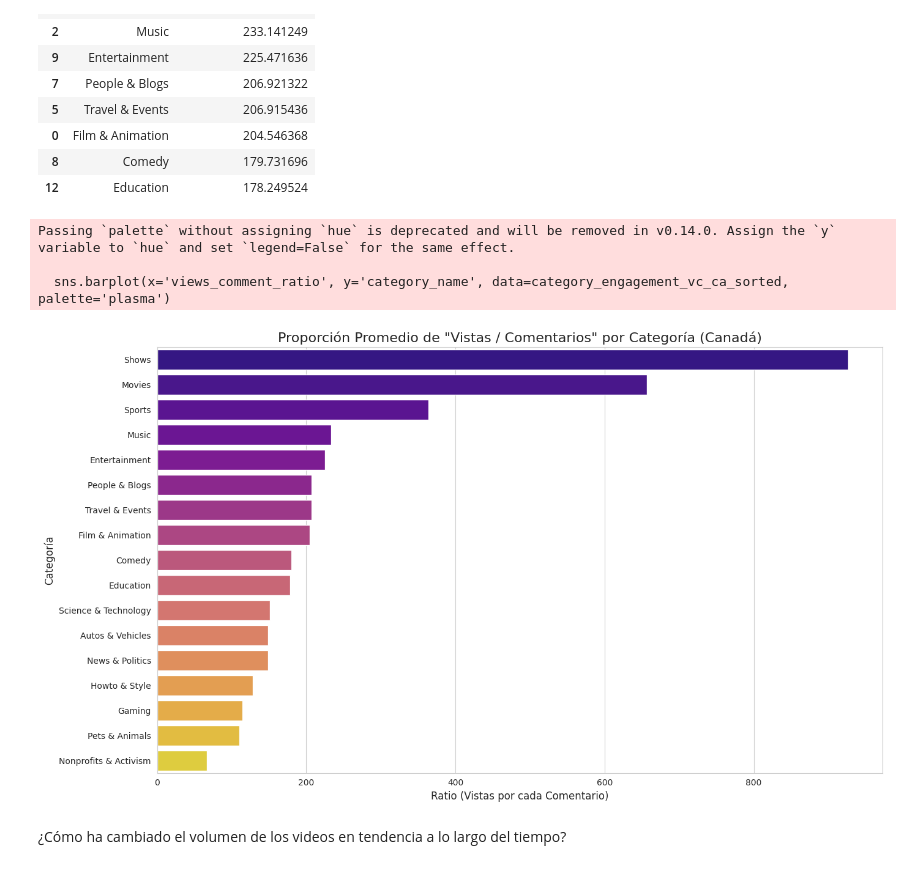
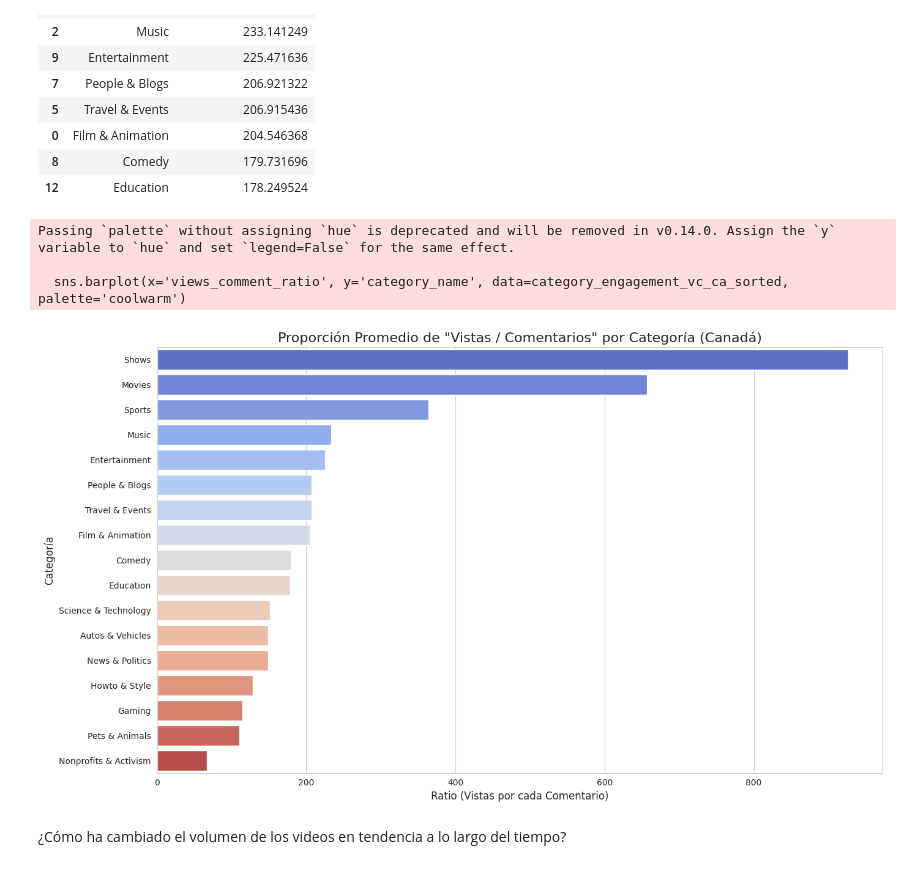
Before and after one commit to Fundamentos-de-Data-Science-UPC/TB2, a Jupyter notebook: TF.ipynb, the cells around one changed output. Drawn from its saved outputs; the diff is of its cells as text; code cells hidden in the pictures.

```diff
--- a/TF.ipynb
+++ b/TF.ipynb
@@ -25,15 +8,10 @@ for i, file in enumerate(files, start=1):
+# %%
+# Los dataset se cargaton dentro de una carpeta llamada "dataset"
+url = "https://raw.githubusercontent.com/Fundamentos-de-Data-Science-UPC/TB2/refs/heads/main/dataset/"
 # %%
 # Se genero un df para cada .csv (trbajaremos con el US y el CA)
-dataCA = data_dict["data1"]
-dataDE = data_dict["data2"]
-dataFR = data_dict["data3"]
-dataGB = data_dict["data4"]
-dataIN = data_dict["data5"]
-dataJP = data_dict["data6"]
-dataKR = data_dict["data7"]
-dataMX = data_dict["data8"]
-dataRU = data_dict["data9"]
-dataUS = data_dict["data10"]
+dataCA = pd.read_csv(url + "CAvideos_cc50_202101.csv")
+dataUS = pd.read_csv(url + "USvideos_cc50_202101.csv")
 # %%
 # Las categorias fueron sacadas de .json con un script de bash
 category_dict = {
@@ -706,18 +814,18 @@ Categorías de videos ordenadas por ratio 'Vistas / Comentarios' (Canadá)
 | 12 | Education | 178.249524 |
 # %%
 plt.figure(figsize=(14, 8))
-sns.barplot(x='views_comment_ratio', y='category_name', data=category_engagement_vc_ca_sorted, palette='plasma')
+sns.barplot(x='views_comment_ratio', y='category_name', data=category_engagement_vc_ca_sorted, palette='coolwarm')
 
 plt.title('Proporción Promedio de "Vistas / Comentarios" por Categoría (Canadá)', fontsize=16)
 plt.xlabel('Ratio (Vistas por cada Comentario)', fontsize=12)
 plt.ylabel('Categoría', fontsize=12)
 plt.tight_layout()
 plt.show()
 # %% [output]
 Passing `palette` without assigning `hue` is deprecated and will be removed in v0.14.0. Assign the `y` variable to `hue` and set `legend=False` for the same effect.
 
-  sns.barplot(x='views_comment_ratio', y='category_name', data=category_engagement_vc_ca_sorted, palette='plasma')
+  sns.barplot(x='views_comment_ratio', y='category_name', data=category_engagement_vc_ca_sorted, palette='coolwarm')
-[figure, old version]
+[figure, new version]
 # %% [markdown]
 ¿Cómo ha cambiado el volumen de los videos en tendencia a lo largo del tiempo?
 # %%
```
Also changed, not shown: parts of 15 cells of this notebook.
